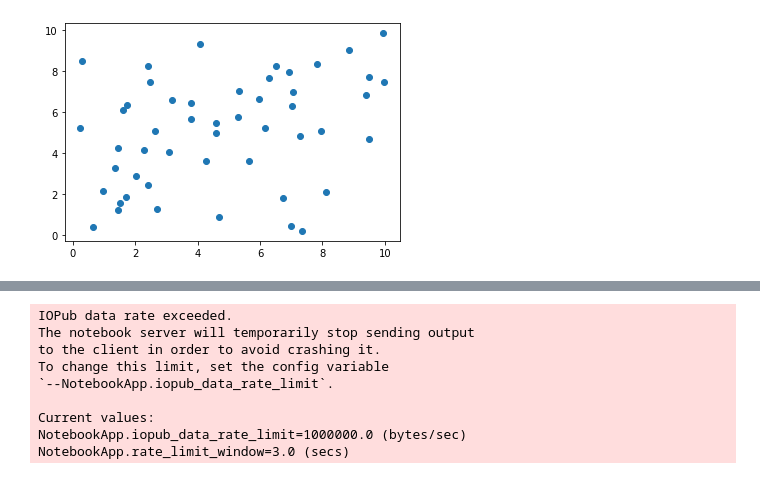
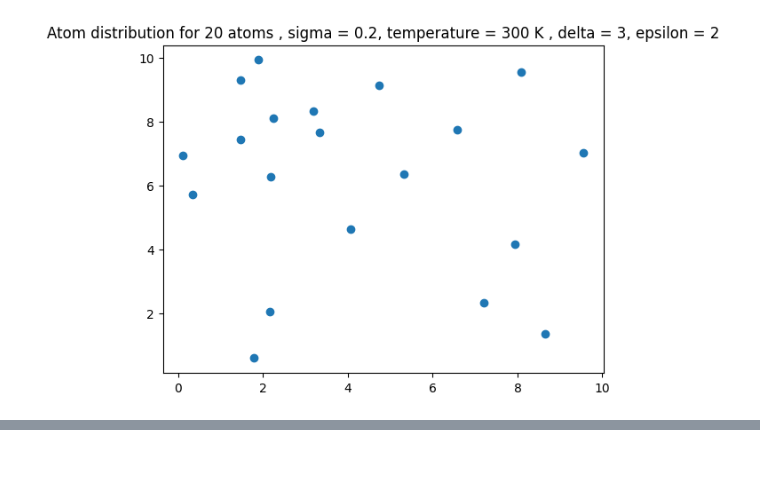
Before and after one commit to dim-99/MC-MD-simulation, a Jupyter notebook: average_particleMC.ipynb, the cells around one changed output, grey strips where cells are left out. Cells and saved outputs as stored; diff of their text form; code cells hidden in the pictures.

```diff
--- a/average_particleMC.ipynb
+++ b/average_particleMC.ipynb
@@ -10,13 +10,14 @@ from mpl_toolkits.mplot3d import axes3d
 from matplotlib import pyplot as sx
 import matplotlib.mlab as mlab
 from sklearn.neighbors import KernelDensity as kd
+import matplotlib.ticker as mticker
 from scipy.stats.kde import gaussian_kde
 from numpy import linspace
 import random
 from cmath import sqrt
-atoms = 50
+atoms = 20
 rounds = 1
-steps = 100000
+steps = 100
 v_total =[[(i,n)for n in range(atoms)]for i in range(steps)]
 b = steps-1
 ergo = [[(p,i) for i in range(b)]for p in range(rounds)]
@@ -27,7 +28,6 @@ v_avgstore = [[(p,i) for i in range(steps)]for p in range(rounds)]
 delta_store = []
 acceptance = []
 
-dt = 300
 sigma = 0.2
 g_store = []
 x_store= [(0) for i in range (atoms)]
@@ -39,12 +39,11 @@ delta =3
 sig = 10/atoms
 copies = 2
 a = 2
-kb = 1.98e-3
+kb = 1.98e-3 #this is a test. For ease of calculation values were changed
 distance_store = []
 dis_store = []
 epsilon = 2
 
-#print("ghg")
 def rand_generator(a,b):#generates a random number within the limits a and b
     val = random.uniform(a,b)
     return val
@@ -85,13 +84,8 @@ def select(x_ini,y_ini,x_later,y_later,v_ini,v_later,T):#accepts or rejects a mo
 
   else:
     dE = v_later-v_ini
-    #print("DE",dE)
     r = rand_generator(0,1)
-    #print("r",r)
-
-    #print("random",r)
     bolt = boltzmann(dE,T)
-    #print("bolt",bolt)
     if (r <= bolt):
       v_ini = v_later
       x_ini = x_later
@@ -103,10 +97,8 @@ def select(x_ini,y_ini,x_later,y_later,v_ini,v_later,T):#accepts or rejects a mo
 def move(x_ini,y_ini,delta): # makes a move by multiplying delta(size of move) by a random number between -1 and 1
     x_new = x_ini + rand_generator(-1,1)*delta
     y_new = y_ini + rand_generator(-1,1)*delta
-    #print('**',x_new,y_new)
     xi,yi= cut_off(x_new,y_new)
 
-    #print(xi,yi)
     return xi,yi
 
 def mc(temp,start,increments,z):
@@ -115,7 +107,6 @@ def mc(temp,start,increments,z):
     v_tot = 0
     v_avg = 0
     v_avg_sqr = 0
-    #print("z",z)
     t = atoms
 
     for n in range(start,increments):
@@ -126,9 +117,7 @@ def mc(temp,start,increments,z):
 
 
           x_ini = rx_store[index][n] # writes initial coordinates the variable x_ini and y_ini
-          #print(x_ini)
           y_ini = ry_store[index][n]
-          #print(y_ini)
           x_ii,y_ii = move(x_ini,y_ini,delta)# moves the atom based on size of move and initial coordinates of the atom
           gap1_store = []
           v_tot = 0
@@ -139,11 +128,8 @@ def mc(temp,start,increments,z):
 
 
                 x_nei = rx_store[l][n]
-                #print(x_ini)
                 y_nei = ry_store[l][n]
-                #print(y_ini)
 
-                #print("l",l)
 
 
                 x_gap = abs(x_ii-x_nei)#calculates the x and y coordinate distances between the seleced neighbor atom and itself
@@ -157,14 +143,11 @@ def mc(temp,start,increments,z):
                         y_gap = 10 -y_gap
 
                 gap = math.sqrt(x_gap**2 + y_gap**2)
-                print("here")
                 v = potential(gap) #LJ potential is calculated based on the box distance between the neighbor and the
                                    #selected atom too move.
                 v_tot = v_tot + v
                 gap1_store.append(gap)#stores distances between atoms in a list
 
-
-                #print("gap",gap1_store)
                 o = (len(gap1_store))
           count = 0
           for b in range(o):          #compares the distances and sig(gap that should be maintained between atoms)
@@ -179,11 +162,6 @@ def mc(temp,start,increments,z):
           if count == o:            #proceeds only if all atoms maintain atleast a distance of sig
                 v_ini = v_total[n][index]
 
-                #print ("temp",temp)
-
-
-                #print("x_ini",x_ini)
-                print("vini",v_ini)
                 x_ini,y_ini,v_ini= select(x_ini,y_ini,x_ii,y_ii,v_ini,v_tot,temp)#returns the selected x coordinates and y coordinates of the moved atom
                 for l in range(n,increments): #writes the selected coordinates and potential in the list from the current step onwards
                     v_total[n][index] = v_ini
@@ -201,18 +179,14 @@ def mc(temp,start,increments,z):
 
                             v_tot =0
                             x_ini = rx_store[c][n]
-                          #  print(x_ini)
                             y_ini = ry_store[c][n]
-                          # print(y_ini)
 
                             for u in range(atoms):
                                 if u != c :
 
 
                                   x_nei = rx_store[u][n]
-                                  #print("x_nei",x_nei)
                                   y_nei = ry_store[u][n]
-                                  #print("y_nei",y_nei)
                                   x_gap = abs(x_ini-x_nei)
                                   y_gap = abs(y_ini-y_nei)
                                   if x_gap > max_value/2 :
@@ -221,15 +195,11 @@ def mc(temp,start,increments,z):
                                           y_gap = 10 -y_gap
 
                                   gap = math.sqrt(x_gap**2 + y_gap**2)
-                                  #print("here")
                                   v = potential(gap)
-                                  print("v",v)
                                   v_tot = v_tot + v
-                                  print("tot",v_tot)
                             h = n-1
                             v_ini = v_total1[h][c]
                             g = v_tot+v_ini
-                            print("g",g)
                             v_total1[n][c] =g
 
 h = rounds
@@ -263,8 +233,6 @@ for z in range(rounds):
             for l in range(r):
                     rx_store[p][l] = x_ini
                     ry_store[p][l] = y_ini
-            #print(x_store)
-
 
             t = math.sqrt((x_ini)**2 + (y_ini)**2)
             v_ini = potential(t)
@@ -273,7 +241,6 @@ for z in range(rounds):
                   v_total[i][p] = v_ini
             p = p+1
           else:
-              #print("p",p)
               for s in range(p):
 
                   dis_store.append(math.sqrt((x_ini-rx_store[s][0])**2 + (y_ini-ry_store[s][0])**2))
@@ -282,11 +249,9 @@ for z in range(rounds):
               for i in range(p):
 
                 if dis_store[i] < sig:
-                   print("dis",dis_store[i])
                    break
 
                 else :
-                  print("pass",dis_store[i])
                   count = count  +1
               if count == p:
                 for i in range(p):
@@ -305,8 +270,6 @@ for z in range(rounds):
 
                 p = p +1
 
-      #print(rx_store)
-      #print(ry_store)
 
       xx_store = []
       yy_store = []
@@ -317,30 +280,25 @@ for z in range(rounds):
             xx_store.append(gx)
             yy_store.append(gy)
       plt.scatter(xx_store,yy_store)
+      plt.title("Atom distribution for 20 atoms , sigma = 0.2, temperature = 300 K , delta = 3, epsilon = 2")
       plt.pause(1)
       plt.xlabel("x")
       plt.ylabel("y")
-      #print("rx",rx_store)
-      #print("ry",ry_store)
+
       x = 1
 
       q = 1
       acc = 0
       count1 = 0
 
-      #print("rx",rx_store)
-      #print("ry",ry_store)
-
       xx_store = []
       yy_store = []
 
-      dt = 300
       count = 0
 
       increments = steps
       q = 2
       temp = 300
-      #print("v",v_total)
 
       for c in range(atoms):
         x_ini =  rx_store[c][0]
@@ -362,18 +320,12 @@ for z in range(rounds):
                           y_gap = 10 -y_gap
 
                   gap = math.sqrt(x_gap**2 + y_gap**2)
-                  #print("here")
-                  print("gap",gap)
+
                   v = potential(gap)
-                  print("f",v)
                   v_tot = v_tot +v
-                  print("tot",v_tot)
         for i in range(steps):
             v_total1[i][c]= v_tot
 
-      print(v_total1)
-      print(rx_store)
-      print(ry_store)
       mc(300,x,steps,z)
 v_d = 0
 v_average= []
@@ -382,14 +334,10 @@ for i in range(atoms):
   for p in range(steps):
 
       v = v_total1[p][i]
-      print("v",v)
       v_d = v_d +v
   v_avg = v_d/steps
   v_average.append(v_avg)
-print("v_average",v_average)
 
-print("rx",rx_store)
-#print("ry",ry_store)
 
 steps_store=[]
 i = 0
@@ -397,8 +345,9 @@ while i<atoms:
     steps_store.append(i)
     i = i+1
 plt.plot(steps_store,v_average)
+plt.gca().xaxis.set_major_locator(mticker.MultipleLocator(1))
+plt.title("Average energy per particle")
 plt.ylabel("<v>")
 plt.xlabel("atoms")
 plt.show()
-print("v_tot",v_total1)
 # %% [output]
@@ -422 +354 @@ pass 4.026507346741909
-[figure, old version]
+[figure, new version]
@@ -440,9 +354,0 @@ tot -0.3257850908332534
-IOPub data rate exceeded.
-The notebook server will temporarily stop sending output
-to the client in order to avoid crashing it.
-To change this limit, set the config variable
-`--NotebookApp.iopub_data_rate_limit`.
-
-Current values:
-NotebookApp.iopub_data_rate_limit=1000000.0 (bytes/sec)
-NotebookApp.rate_limit_window=3.0 (secs)
```
Also changed, not shown: parts of 1 cell of this notebook.
